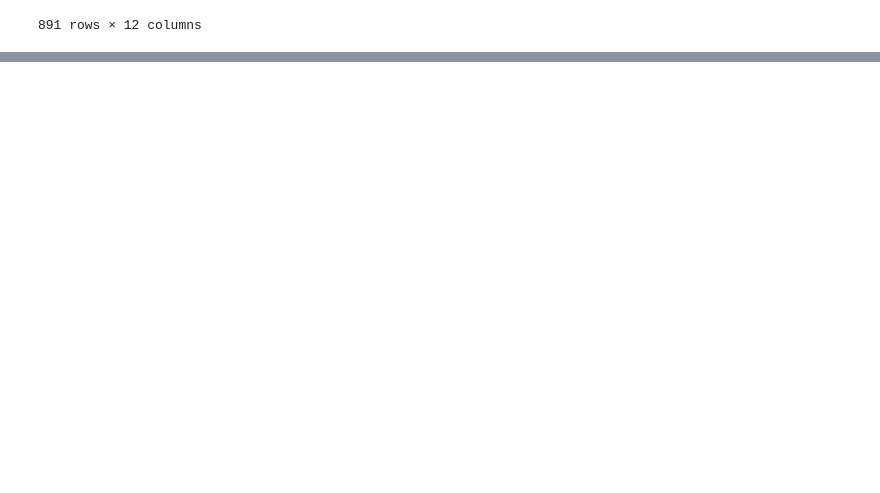
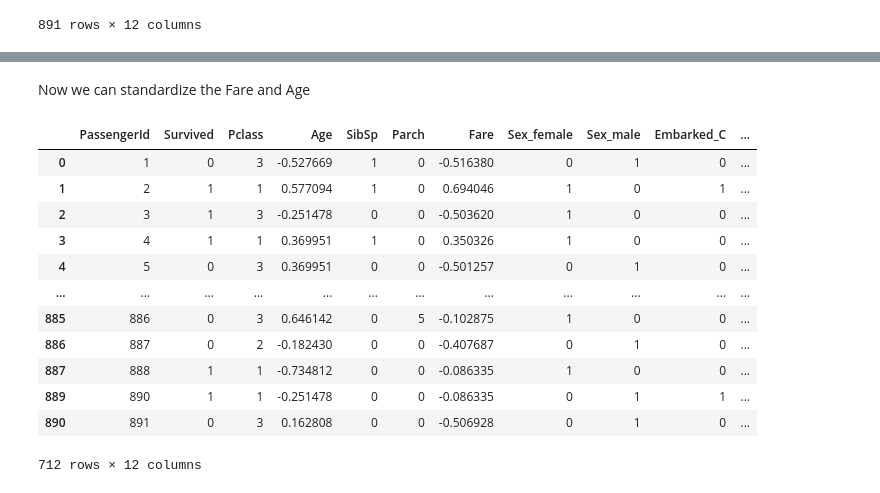
Before and after one commit to pmassouf/Titanic-Competition, a Jupyter notebook: titanic-competition.ipynb, the cells around one changed output, grey strips where cells are left out. Drawn from its saved outputs; the diff is of its cells as text; code cells hidden in the pictures; blank space fills up the shorter version.

```diff
--- a/titanic-competition.ipynb
+++ b/titanic-competition.ipynb
@@ -99,0 +181,23 @@ titanic_train.iloc[:,0:]
+# %% [markdown]
+Now we can standardize the Fare and Age
+# %%
+from sklearn.preprocessing import StandardScaler
+
+scaler = StandardScaler()
+titanic_train[['Age', 'Fare']] = scaler.fit_transform(titanic_train[['Age', 'Fare']])
+titanic_test[['Age', 'Fare']] = scaler.fit_transform(titanic_test[['Age', 'Fare']])
+display(titanic_train)
+# %% [output]
+|  | PassengerId | Survived | Pclass | Age | SibSp | Parch | Fare | Sex_female | Sex_male | Embarked_C | ... |
+| 0 | 1 | 0 | 3 | -0.527669 | 1 | 0 | -0.516380 | 0 | 1 | 0 | ... |
+| 1 | 2 | 1 | 1 | 0.577094 | 1 | 0 | 0.694046 | 1 | 0 | 1 | ... |
+| 2 | 3 | 1 | 3 | -0.251478 | 0 | 0 | -0.503620 | 1 | 0 | 0 | ... |
+| 3 | 4 | 1 | 1 | 0.369951 | 1 | 0 | 0.350326 | 1 | 0 | 0 | ... |
+| 4 | 5 | 0 | 3 | 0.369951 | 0 | 0 | -0.501257 | 0 | 1 | 0 | ... |
+| ... | ... | ... | ... | ... | ... | ... | ... | ... | ... | ... | ... |
+| 885 | 886 | 0 | 3 | 0.646142 | 0 | 5 | -0.102875 | 1 | 0 | 0 | ... |
+| 886 | 887 | 0 | 2 | -0.182430 | 0 | 0 | -0.407687 | 0 | 1 | 0 | ... |
+| 887 | 888 | 1 | 1 | -0.734812 | 0 | 0 | -0.086335 | 1 | 0 | 0 | ... |
+| 889 | 890 | 1 | 1 | -0.251478 | 0 | 0 | -0.086335 | 0 | 1 | 1 | ... |
+| 890 | 891 | 0 | 3 | 0.162808 | 0 | 0 | -0.506928 | 0 | 1 | 0 | ... |
+712 rows × 12 columns
```
Also changed, not shown: parts of 16 cells of this notebook.
